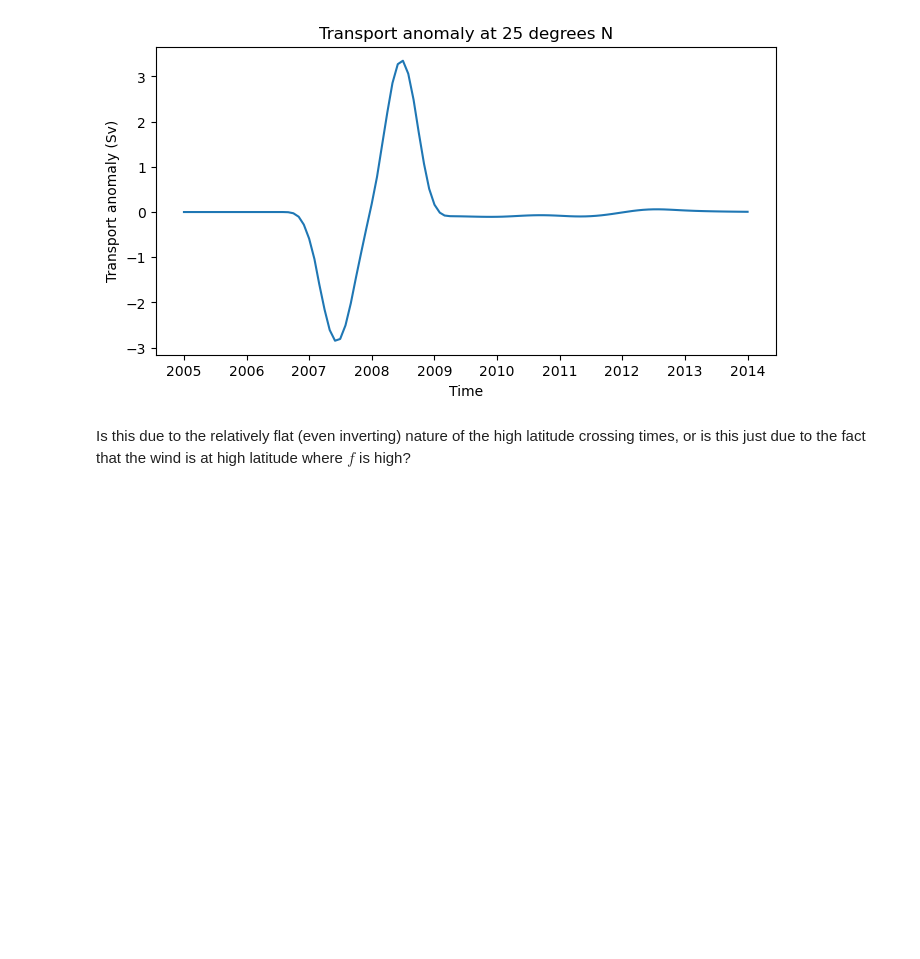
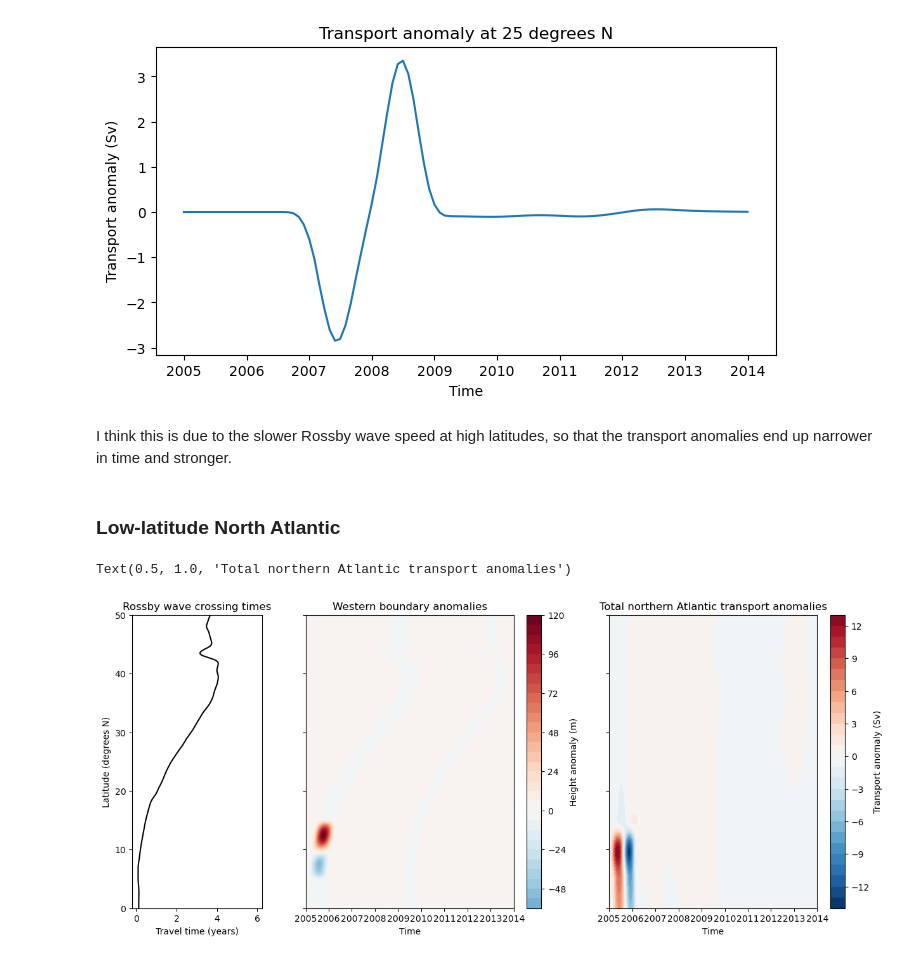
Before and after one commit to andrewwatford/MOCAdjustmentTheory, a Jupyter notebook: notebooks/wind_investigation/localized_bursts.ipynb, the cells around one changed output. Drawn from its saved outputs; the diff is of its cells as text; code cells hidden in the pictures; blank space fills up the shorter version.

```diff
--- a/notebooks/wind_investigation/localized_bursts.ipynb
+++ b/notebooks/wind_investigation/localized_bursts.ipynb
@@ -391,4 +391,6 @@ ax.set_title("Transport anomaly at 25 degrees N")
 Text(0.5, 1.0, 'Transport anomaly at 25 degrees N')
 [figure]
 # %% [markdown]
-Is this due to the relatively flat (even inverting) nature of the high latitude crossing times, or is this just due to the fact that the wind is at high latitude where $f$ is high?
+I think this is due to the slower Rossby wave speed at high latitudes, so that the transport anomalies end up narrower in time and stronger.
+# %% [markdown]
+### Low-latitude North Atlantic
@@ -394,0 +426,28 @@ Is this due to the relatively flat (even inverting) nature of the high latitude
+# %%
+# Plot of travel times and h_b
+fig, axs = plt.subplots(nrows=1, ncols=3, figsize=(15, 6), sharey=True, width_ratios=[1, 2, 2])
+# Plot travel times
+tt_yr = tt / (24 * 60 * 60 * 365.25) # Convert seconds to years
+tt_ax = axs[0]
+tt_ax.plot(tt_yr, tt_yr.latitude, color="black")
+tt_ax.set_xlabel("Travel time (years)")
+tt_ax.set_ylabel("Latitude (degrees N)")
+tt_ax.set_title("Rossby wave crossing times")
+# Plot height anomalies over restricted region
+h_b_ax = axs[1]
+vmax = np.max(np.abs(h_b_to_plot))
+ctf = h_b_ax.contourf(h_b_to_plot.time, h_b_to_plot.latitude, h_b_to_plot.T, cmap="RdBu_r", levels=31, norm=mpl.colors.CenteredNorm())
+h_b_ax.set_xlabel("Time")
+plt.colorbar(ctf, ax=h_b_ax, label="Height anomaly (m)")
+h_b_ax.set_title("Western boundary anomalies")
+h_b_ax.set_ylim([h_b_to_plot.latitude.min(), h_b_to_plot.latitude.max()])
+# Plot transport anomalies over restricted region
+T_ax = axs[2]
+vmax = np.max(np.abs(T_to_plot))
+ctf = T_ax.contourf(T_to_plot.time, T_to_plot.latitude, T_to_plot.T / 1e6, cmap="RdBu_r", levels=31, norm=mpl.colors.CenteredNorm())
+T_ax.set_xlabel("Time")
+plt.colorbar(ctf, ax=T_ax, label="Transport anomaly (Sv)")
+T_ax.set_title("Total northern Atlantic transport anomalies")
+# %% [output]
+Text(0.5, 1.0, 'Total northern Atlantic transport anomalies')
+[figure, added]
```
Also changed, not shown: parts of 5 cells of this notebook.
